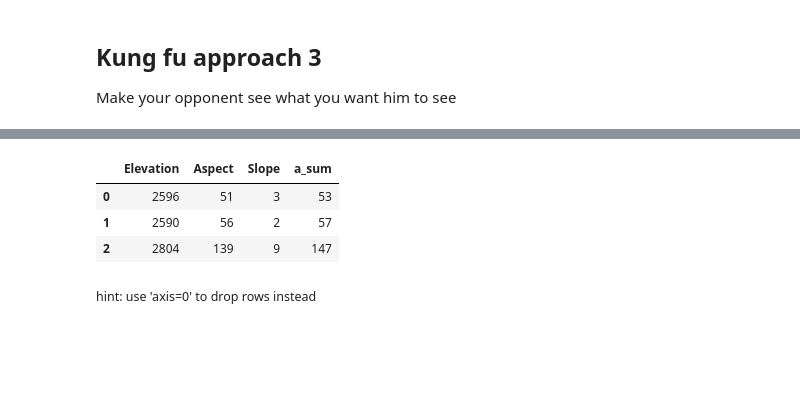
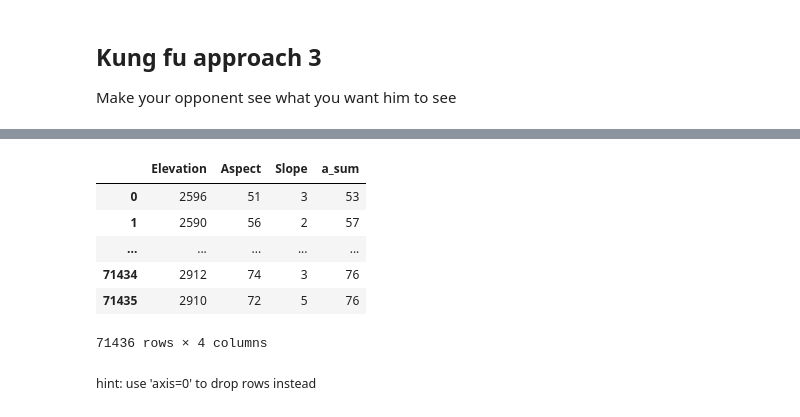
Before and after one commit to hpcit/lectures, a Jupyter notebook: pydata/06_dataframes.ipynb, the cells around one changed output, grey strips where cells are left out. Drawn from its saved outputs; the diff is of its cells as text; code cells hidden in the pictures; blank space fills up the shorter version.

```diff
--- a/pydata/06_dataframes.ipynb
+++ b/pydata/06_dataframes.ipynb
@@ -305,12 +318,15 @@ Make your opponent see what you want him to see
 <img src='http://funnystatus.socialzoidllc.netdna-cdn.com/wp-content/uploads/2013/06/hiding-panda.png' width=400>
 # %%
 # Hide a column (temporarily)
-A.drop(['new_col1'], axis=1).head(3)
+A.drop(['new_col1'], axis=1)
 # %% [output]
 |  | Elevation | Aspect | Slope | a_sum |
 | 0 | 2596 | 51 | 3 | 53 |
 | 1 | 2590 | 56 | 2 | 57 |
-| 2 | 2804 | 139 | 9 | 147 |
+| ... | ... | ... | ... | ... |
+| 71434 | 2912 | 74 | 3 | 76 |
+| 71435 | 2910 | 72 | 5 | 76 |
+71436 rows × 4 columns
 # %% [markdown]
 <small>hint: use 'axis=0' to drop rows instead</small>
 # %% [markdown]
```
Also changed, not shown: parts of 20 cells of this notebook.
